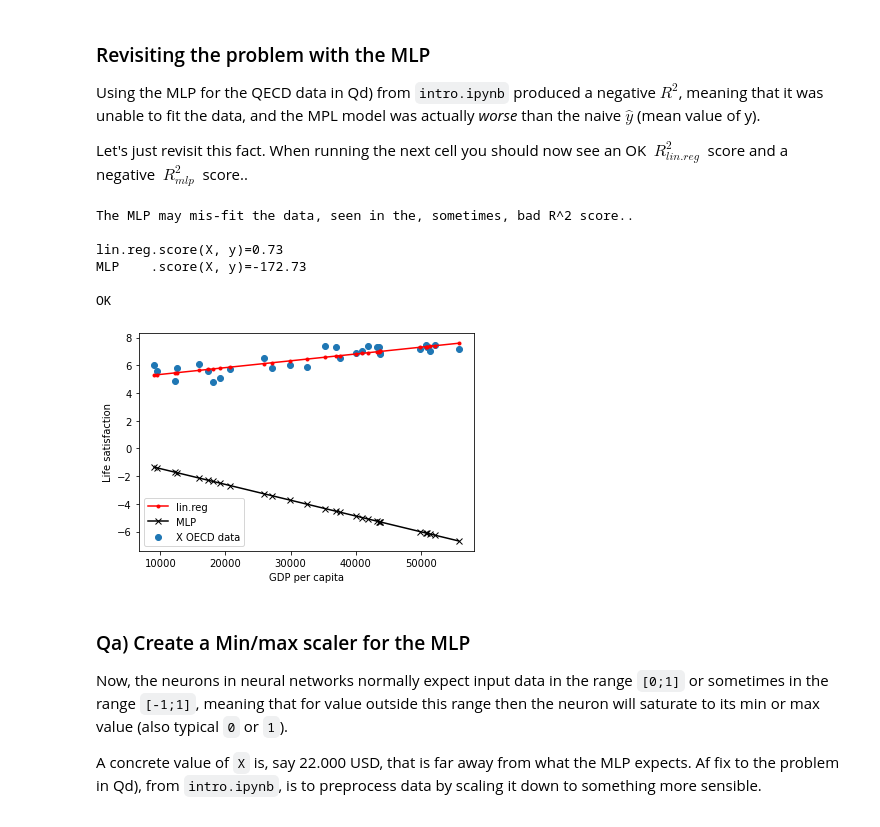
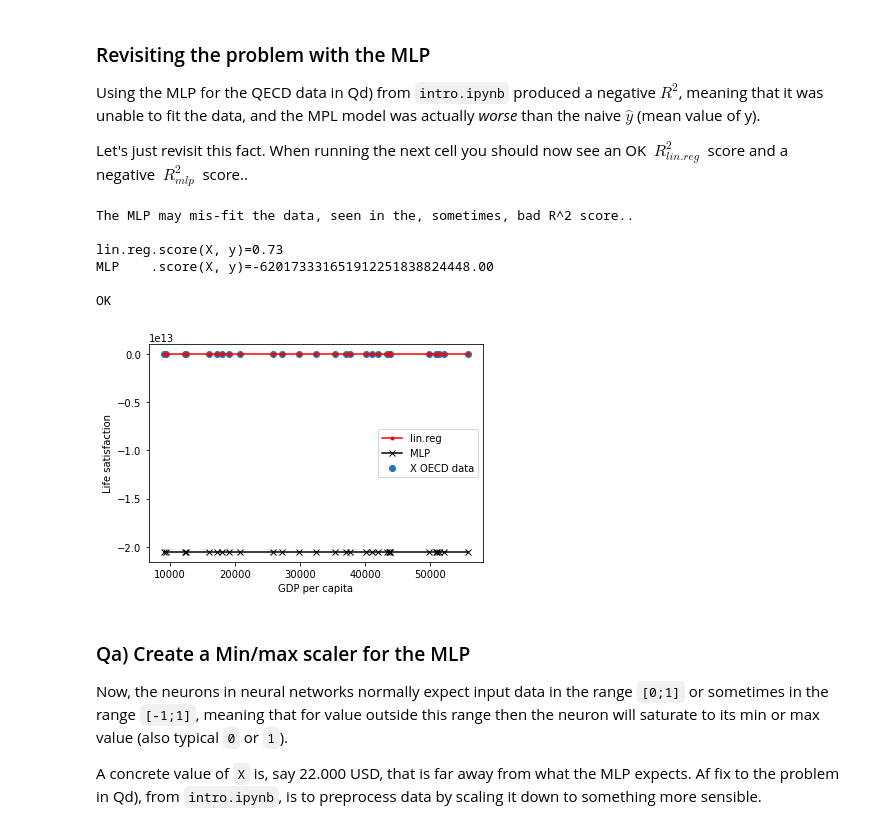
Before and after one commit to GustavNK/SW6, a Jupyter notebook: SWMAL/Lektion4/pipelines.ipynb, the cells around one changed output. Drawn from its saved outputs; the diff is of its cells as text; code cells hidden in the pictures.

```diff
--- a/SWMAL/Lektion4/pipelines.ipynb
+++ b/SWMAL/Lektion4/pipelines.ipynb
@@ -81,36 +85,36 @@ def PlotModels(model1, model2, X, y, name_model1="lin.reg", name_model2="MLP"):
     plt.legend([name_model1, name_model2, "X OECD data"])
 
     l = max(len(name_model1), len(name_model2))
 
     print(f"{Fill(name_model1,l)}.score(X, y)={score_model1:0.2f}")
     print(f"{Fill(name_model2,l)}.score(X, y)={score_model2:0.2f}")
 
 
 # lets make a linear and MLP regressor and redo the plots
 
 mlp = MLPRegressor(hidden_layer_sizes=(10, ),
-                   solver='adam',
+                   solver='sgd',
                    activation='relu',
                    tol=1E-5,
                    max_iter=100000,
                    verbose=False)
 linreg = LinearRegression()
 
 mlp.fit(X, y)
 linreg.fit(X, y)
 
 print("The MLP may mis-fit the data, seen in the, sometimes, bad R^2 score..\n")
 PlotModels(linreg, mlp, X, y)
 plt.savefig('./images/1.png', format='png', dpi=300)
 print("\nOK")
 # %% [output]
 The MLP may mis-fit the data, seen in the, sometimes, bad R^2 score..
 
 lin.reg.score(X, y)=0.73
-MLP    .score(X, y)=-172.73
+MLP    .score(X, y)=-620173331651912251838824448.00
 
 OK
-[figure, old version]
+[figure, new version]
 # %% [markdown]
 ### Qa) Create a Min/max scaler for the MLP
 
```
Also changed, not shown: parts of 4 cells of this notebook, 9 other files.
